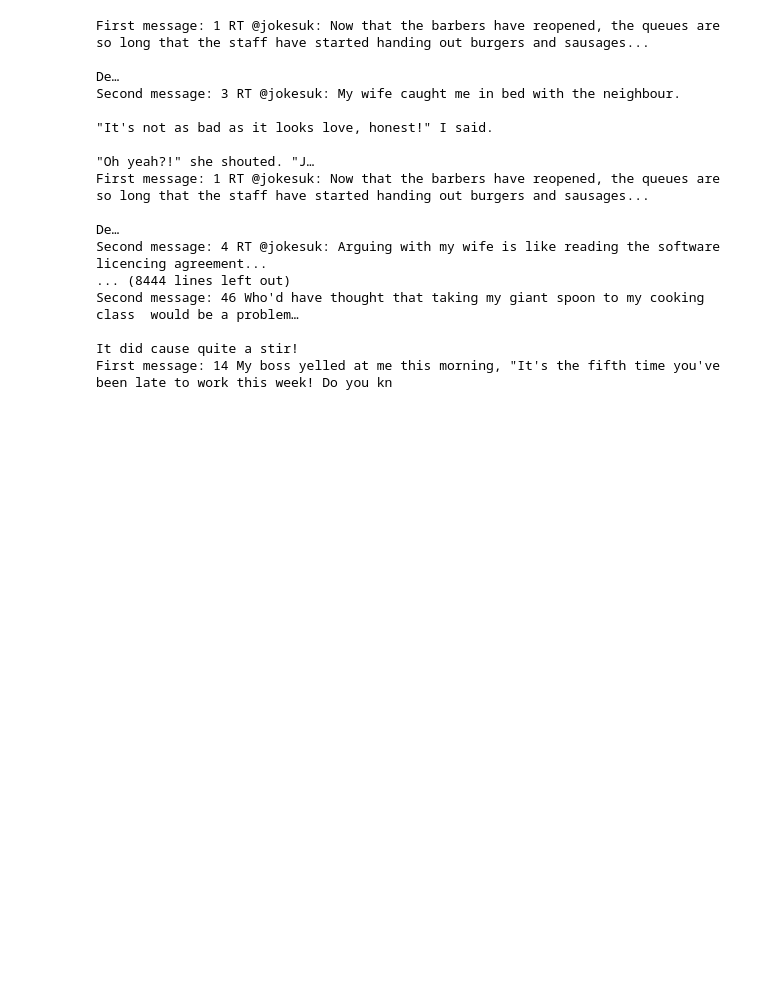
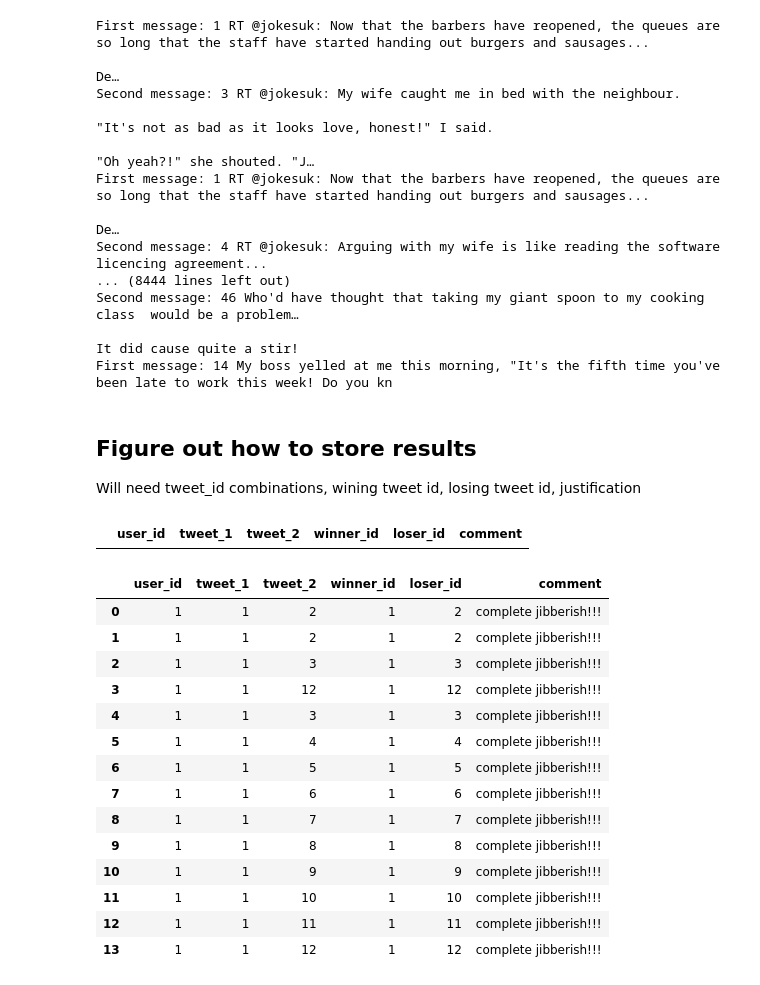
Before and after one commit to codingWithAndy/CDT_MSc_Thesis, a Jupyter notebook: Implementation/Exploration/exploring.ipynb, the cells around one changed output. Cells and saved outputs as stored; diff of their text form; code cells hidden in the pictures; blank space fills up the shorter version.

Commit message:
exploring saving results.

```diff
--- a/Implementation/Exploration/exploring.ipynb
+++ b/Implementation/Exploration/exploring.ipynb
@@ -485,3 +485,55 @@ It did cause quite a stir!
 First message: 14 My boss yelled at me this morning, "It's the fifth time you've been late to work this week! Do you kn
 # %%
 combinations.iloc[857]
+# %% [markdown]
+## Figure out how to store results
+
+Will need tweet_id combinations, wining tweet id, losing tweet id, justification
+# %%
+results_df = pd.read_csv('results.csv')
+# %%
+results_df.head()
+# %% [output]
+|  | user_id | tweet_1 | tweet_2 | winner_id | loser_id | comment |
+# %%
+comparing_round = 1
+# %%
+for i in range(1, 11):
+    comparing_round = i
+    user_id = 1
+
+    tweet1_id, tweet2_id = get_comparing_tweets_id(combinations, comparing_round)
+    # = get_comparing_tweets_id(comparing_round)
+
+    winning_tweet = tweet1_id
+    losing_tweet = tweet2_id
+    justification = "complete jibberish!!!"
+
+    results_df = results_df.append({
+        "user_id": user_id,
+        "tweet_1": tweet1_id,
+        "tweet_2": tweet2_id,
+        "winner_id": winning_tweet,
+        "loser_id": losing_tweet,
+        "comment": justification
+    }, ignore_index=True)
+
+results_df.to_csv("results.csv")
+# %%
+results_df
+# %% [output]
+|  | user_id | tweet_1 | tweet_2 | winner_id | loser_id | comment |
+| 0 | 1 | 1 | 2 | 1 | 2 | complete jibberish!!! |
+| 1 | 1 | 1 | 2 | 1 | 2 | complete jibberish!!! |
+| 2 | 1 | 1 | 3 | 1 | 3 | complete jibberish!!! |
+| 3 | 1 | 1 | 12 | 1 | 12 | complete jibberish!!! |
+| 4 | 1 | 1 | 3 | 1 | 3 | complete jibberish!!! |
+| 5 | 1 | 1 | 4 | 1 | 4 | complete jibberish!!! |
+| 6 | 1 | 1 | 5 | 1 | 5 | complete jibberish!!! |
+| 7 | 1 | 1 | 6 | 1 | 6 | complete jibberish!!! |
+| 8 | 1 | 1 | 7 | 1 | 7 | complete jibberish!!! |
+| 9 | 1 | 1 | 8 | 1 | 8 | complete jibberish!!! |
+| 10 | 1 | 1 | 9 | 1 | 9 | complete jibberish!!! |
+| 11 | 1 | 1 | 10 | 1 | 10 | complete jibberish!!! |
+| 12 | 1 | 1 | 11 | 1 | 11 | complete jibberish!!! |
+| 13 | 1 | 1 | 12 | 1 | 12 | complete jibberish!!! |
```
Also changed, not shown: parts of 1 cell of this notebook, 1 other file.
